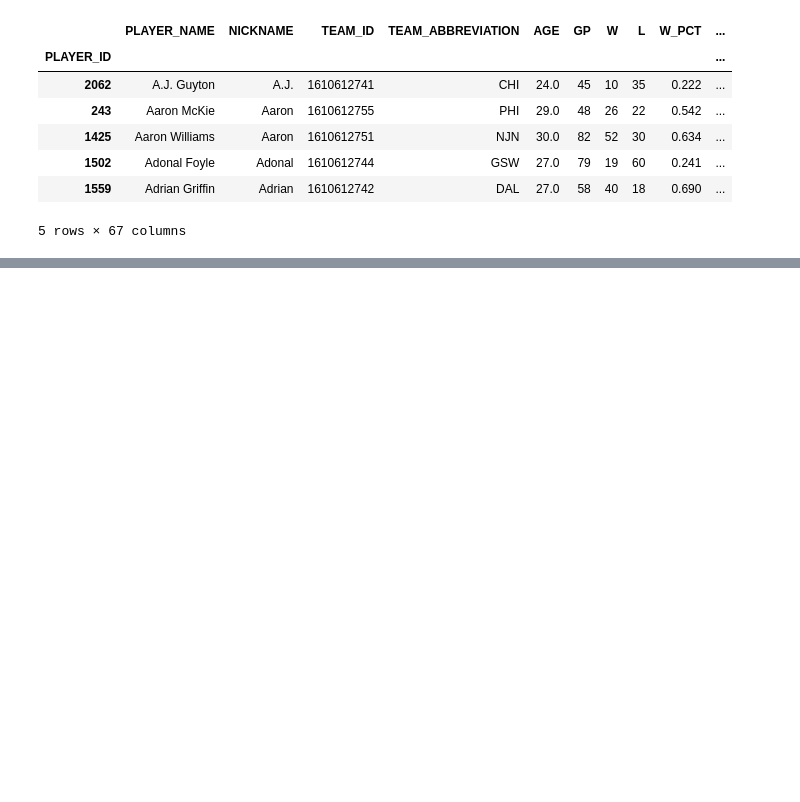
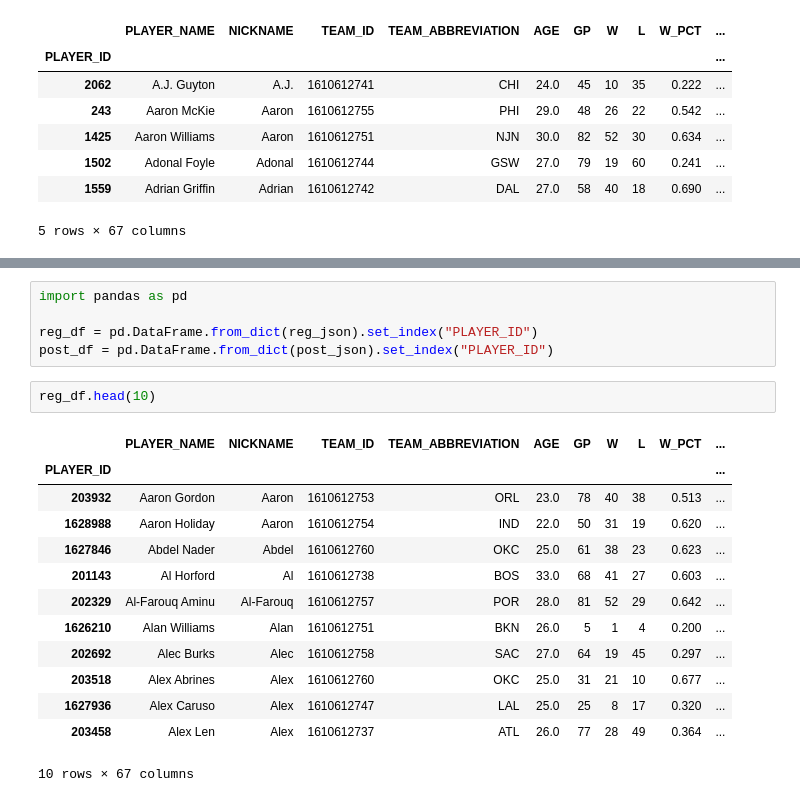
Before and after one commit to vykuang/nba-stats-streamlit, a Jupyter notebook: notebooks/leaguedash.ipynb, the cells around one changed output, grey strips where cells are left out. Drawn from its saved outputs; the diff is of its cells as text; blank space fills up the shorter version.

```diff
--- a/notebooks/leaguedash.ipynb
+++ b/notebooks/leaguedash.ipynb
@@ -186,0 +202,21 @@ df_some_recs
+# %%
+import pandas as pd
+
+reg_df = pd.DataFrame.from_dict(reg_json).set_index("PLAYER_ID")
+post_df = pd.DataFrame.from_dict(post_json).set_index("PLAYER_ID")
+# %%
+reg_df.head(10)
+# %% [output]
+|  | PLAYER_NAME | NICKNAME | TEAM_ID | TEAM_ABBREVIATION | AGE | GP | W | L | W_PCT | ... |
+| PLAYER_ID |  |  |  |  |  |  |  |  |  | ... |
+| 203932 | Aaron Gordon | Aaron | 1610612753 | ORL | 23.0 | 78 | 40 | 38 | 0.513 | ... |
+| 1628988 | Aaron Holiday | Aaron | 1610612754 | IND | 22.0 | 50 | 31 | 19 | 0.620 | ... |
+| 1627846 | Abdel Nader | Abdel | 1610612760 | OKC | 25.0 | 61 | 38 | 23 | 0.623 | ... |
+| 201143 | Al Horford | Al | 1610612738 | BOS | 33.0 | 68 | 41 | 27 | 0.603 | ... |
+| 202329 | Al-Farouq Aminu | Al-Farouq | 1610612757 | POR | 28.0 | 81 | 52 | 29 | 0.642 | ... |
+| 1626210 | Alan Williams | Alan | 1610612751 | BKN | 26.0 | 5 | 1 | 4 | 0.200 | ... |
+| 202692 | Alec Burks | Alec | 1610612758 | SAC | 27.0 | 64 | 19 | 45 | 0.297 | ... |
+| 203518 | Alex Abrines | Alex | 1610612760 | OKC | 25.0 | 31 | 21 | 10 | 0.677 | ... |
+| 1627936 | Alex Caruso | Alex | 1610612747 | LAL | 25.0 | 25 | 8 | 17 | 0.320 | ... |
+| 203458 | Alex Len | Alex | 1610612737 | ATL | 26.0 | 77 | 28 | 49 | 0.364 | ... |
+10 rows × 67 columns
```
Also changed, not shown: parts of 6 cells of this notebook, 4 other files.
